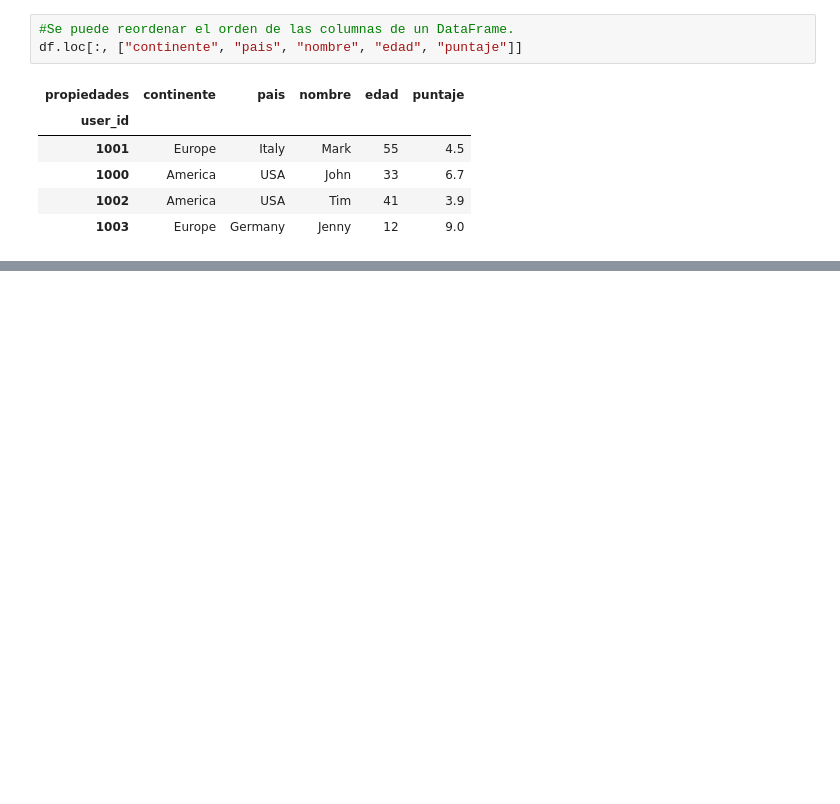
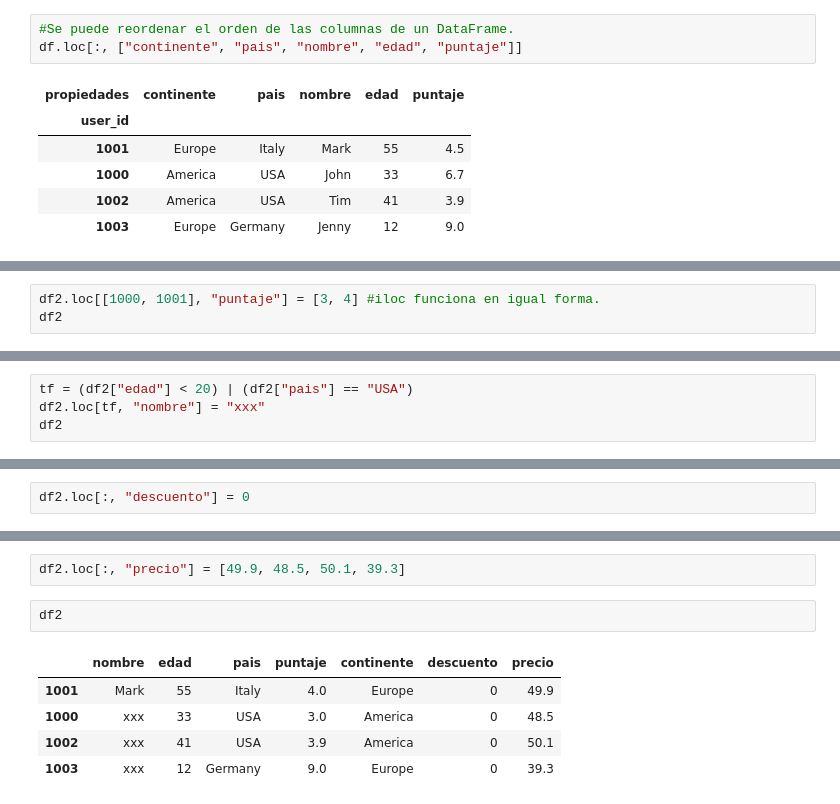
Before and after one commit to EricJDavila/PythonForExcel, a Jupyter notebook: cap0501_pandas.ipynb, the cells around one changed output, grey strips where cells are left out. Saved outputs shown, nothing was run; the diff lists cells and outputs as text; blank space fills up the shorter version.

```diff
--- a/cap0501_pandas.ipynb
+++ b/cap0501_pandas.ipynb
@@ -196,0 +386,3 @@ La forma más común de tener acceso a los datos de DataFrame es refiriendose a
+# %%
+df2.loc[[1000, 1001], "puntaje"] = [3, 4] #iloc funciona en igual forma.
+df2
@@ -196,0 +398,4 @@ La forma más común de tener acceso a los datos de DataFrame es refiriendose a
+# %%
+tf = (df2["edad"] < 20) | (df2["pais"] == "USA")
+df2.loc[tf, "nombre"] = "xxx"
+df2
@@ -196,0 +445,2 @@ La forma más común de tener acceso a los datos de DataFrame es refiriendose a
+# %%
+df2.loc[:, "descuento"] = 0
@@ -196,0 +455,10 @@ La forma más común de tener acceso a los datos de DataFrame es refiriendose a
+# %%
+df2.loc[:, "precio"] = [49.9, 48.5, 50.1, 39.3]
+# %%
+df2
+# %% [output]
+|  | nombre | edad | pais | puntaje | continente | descuento | precio |
+| 1001 | Mark | 55 | Italy | 4.0 | Europe | 0 | 49.9 |
+| 1000 | xxx | 33 | USA | 3.0 | America | 0 | 48.5 |
+| 1002 | xxx | 41 | USA | 3.9 | America | 0 | 50.1 |
+| 1003 | xxx | 12 | Germany | 9.0 | Europe | 0 | 39.3 |
```
Also changed, not shown: parts of 48 cells of this notebook.
